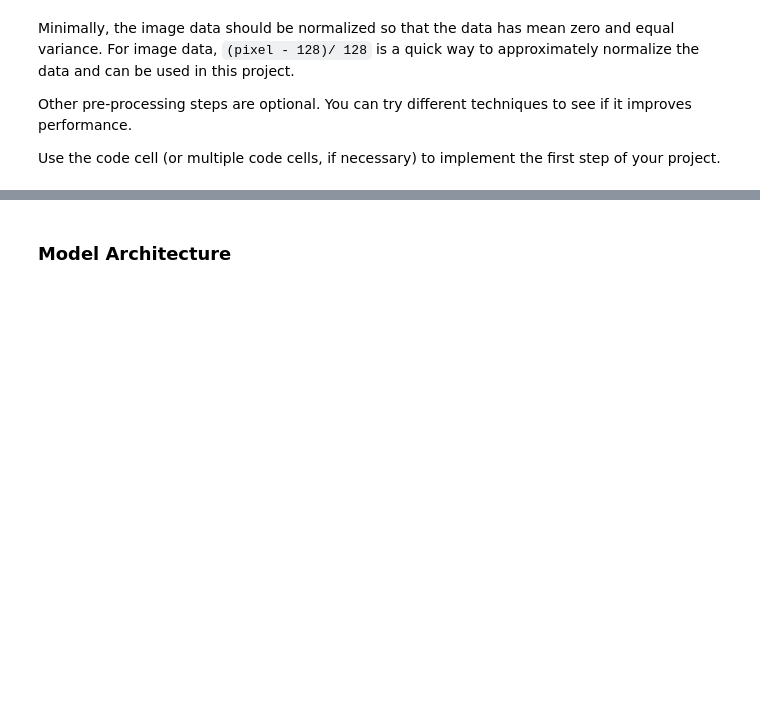
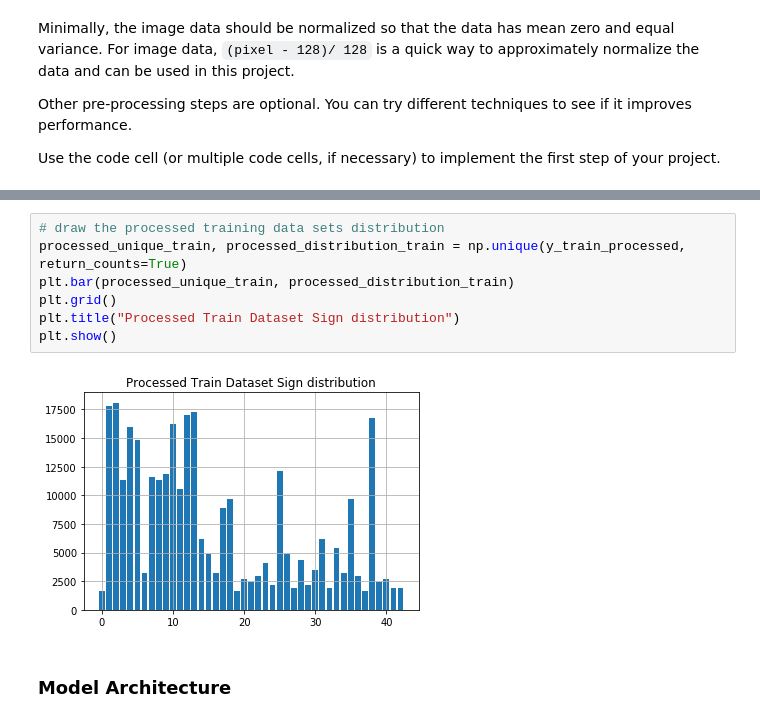
Before and after one commit to x327397818/UDC-Term1-project2, a Jupyter notebook: Traffic_Sign_Classifier.ipynb, the cells around one changed output, grey strips where cells are left out. Cells and saved outputs as stored; diff of their text form; blank space fills up the shorter version.

```diff
--- a/Traffic_Sign_Classifier.ipynb
+++ b/Traffic_Sign_Classifier.ipynb
@@ -271,6 +299,15 @@ print(X_train_processed.shape)
 #plt.imshow(X_train_processed[1])
 # %% [output]
 (313191, 32, 32, 1)
+# %%
+# draw the processed training data sets distribution
+processed_unique_train, processed_distribution_train = np.unique(y_train_processed, return_counts=True)
+plt.bar(processed_unique_train, processed_distribution_train)
+plt.grid()
+plt.title("Processed Train Dataset Sign distribution")
+plt.show()
+# %% [output]
+[figure, added]
 # %% [markdown]
 ### Model Architecture
 # %%
```
Also changed, not shown: parts of 6 cells of this notebook, 33 other files.
